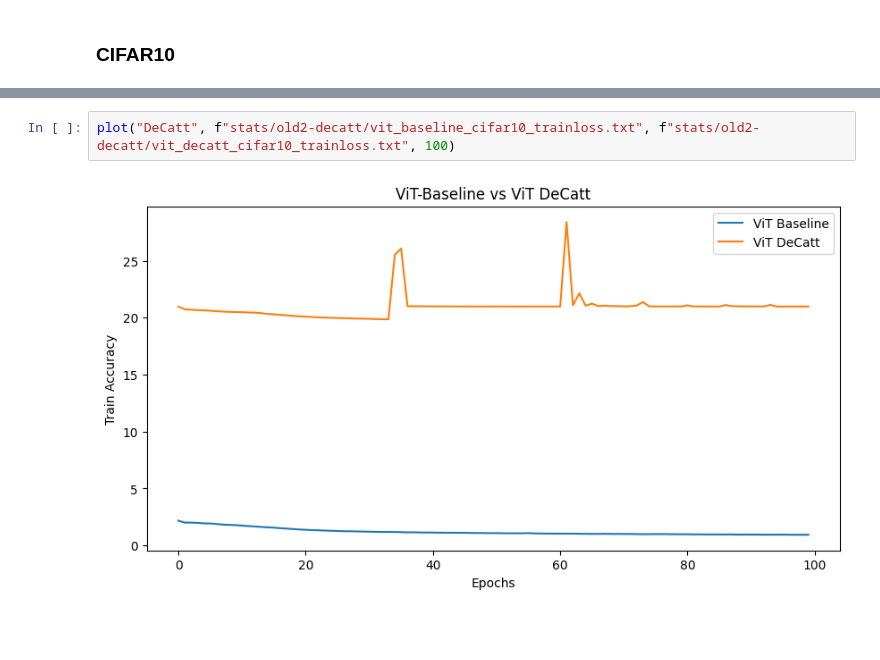
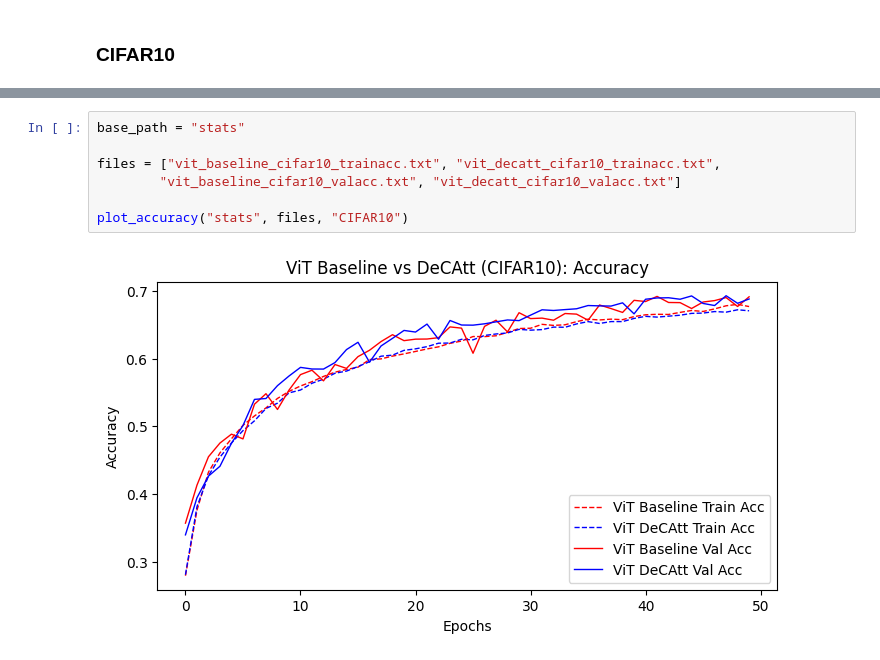
Before and after one commit to SamruddhiLahoti/ViTTrainingOptimizations, a Jupyter notebook: vit-inference.ipynb, the cells around one changed output, grey strips where cells are left out. Saved outputs shown, nothing was run; the diff lists cells and outputs as text; blank space fills up the shorter version.

```diff
--- a/vit-inference.ipynb
+++ b/vit-inference.ipynb
@@ -75,4 +52,9 @@ plot("DeCatt", "stats/vit_baseline_cifar10_valacc.txt", "stats/vit_decatt_cifar1
-# %%
-plot("DeCatt", f"stats/old2-decatt/vit_baseline_cifar10_trainloss.txt", f"stats/old2-decatt/vit_decatt_cifar10_trainloss.txt", 100)
-# %% [output]
-[figure, removed]
+# %%
+base_path = "stats"
+
+files = ["vit_baseline_cifar10_trainacc.txt", "vit_decatt_cifar10_trainacc.txt",
+        "vit_baseline_cifar10_valacc.txt", "vit_decatt_cifar10_valacc.txt"]
+
+plot_accuracy("stats", files, "CIFAR10")
+# %% [output]
+[figure, added]
```
Also changed, not shown: parts of 10 cells of this notebook, 23 other files.
